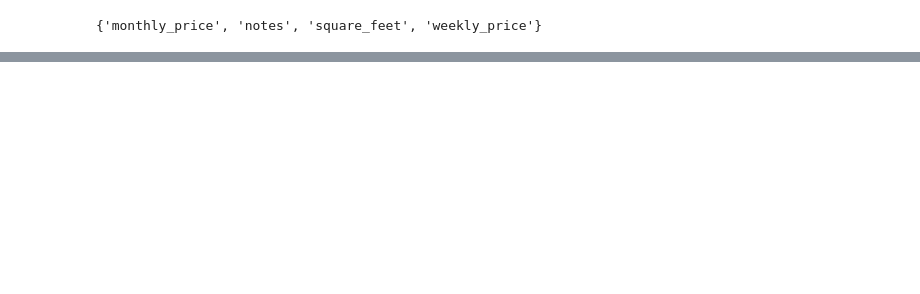
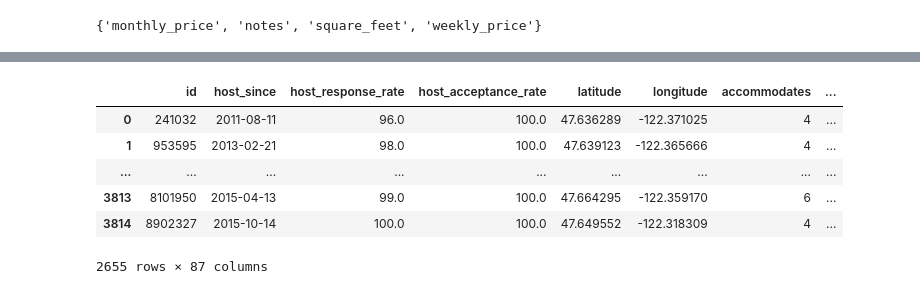
Before and after one commit to anmarphy/Airbnb-Deep-Learning-Pricing-Model, a Jupyter notebook: NeuronalNetwork.ipynb, the cells around one changed output, grey strips where cells are left out. Cells and saved outputs as stored; diff of their text form; code cells hidden in the pictures; blank space fills up the shorter version.

```diff
--- a/NeuronalNetwork.ipynb
+++ b/NeuronalNetwork.ipynb
@@ -230,0 +103,2 @@ Name: extra_people, Length: 3818, dtype: float64
+# %%
+listings=listings.drop(['listing_id', 'name'], axis=1)
@@ -230,0 +107,2 @@ Name: extra_people, Length: 3818, dtype: float64
+# %%
+listings=listings.dropna()
@@ -230,0 +141,28 @@ Name: extra_people, Length: 3818, dtype: float64
+# %%
+listings=pd.concat([listings, pd.get_dummies(listings['host_response_time'])], axis=1)
+listings=pd.concat([listings, pd.get_dummies(listings['host_identity_verified'], prefix='identity_verified')], axis=1)
+listings=pd.concat([listings, pd.get_dummies(listings['host_is_superhost'], prefix='superhost')], axis=1)
+listings=pd.concat([listings, pd.get_dummies(listings['cancellation_policy'], prefix='cancellation')], axis=1)
+listings=pd.concat([listings, pd.get_dummies(listings['require_guest_profile_picture'], prefix='guest_pro_pic')], axis=1)
+listings=pd.concat([listings, pd.get_dummies(listings['instant_bookable'], prefix='inst_book')], axis=1)
+listings=pd.concat([listings, pd.get_dummies(listings['require_guest_phone_verification'], prefix='guest_phone_ver')], axis=1)
+listings=pd.concat([listings, pd.get_dummies(listings['property_type'])], axis=1)
+listings=pd.concat([listings, pd.get_dummies(listings['room_type'])], axis=1)
+listings=pd.concat([listings, pd.get_dummies(listings['neighbourhood_group_cleansed'])], axis=1)
+listings=pd.concat([listings, pd.get_dummies(listings['bed_type'])], axis=1)
+#listings=pd.concat([listings, pd.get_dummies(listings['calendar_updated'])], axis=1)
+# %%
+var_categorical=['host_response_time','host_identity_verified',  'host_is_superhost', 'cancellation_policy', 'neighbourhood_group_cleansed','bed_type',
+                 'require_guest_profile_picture', 'instant_bookable', 'require_guest_phone_verification', 'property_type', 'room_type',  'calendar_updated' ]
+listings=listings.drop(var_categorical, axis=1)
+# %%
+with pd.option_context('display.max_rows', 5, 'display.max_columns', None):
+    display(listings)
+# %% [output]
+|  | id | host_since | host_response_rate | host_acceptance_rate | latitude | longitude | accommodates | ... |
+| 0 | 241032 | 2011-08-11 | 96.0 | 100.0 | 47.636289 | -122.371025 | 4 | ... |
+| 1 | 953595 | 2013-02-21 | 98.0 | 100.0 | 47.639123 | -122.365666 | 4 | ... |
+| ... | ... | ... | ... | ... | ... | ... | ... | ... |
+| 3813 | 8101950 | 2015-04-13 | 99.0 | 100.0 | 47.664295 | -122.359170 | 6 | ... |
+| 3814 | 8902327 | 2015-10-14 | 100.0 | 100.0 | 47.649552 | -122.318309 | 4 | ... |
+2655 rows × 87 columns
```
Also changed, not shown: parts of 61 cells of this notebook.
